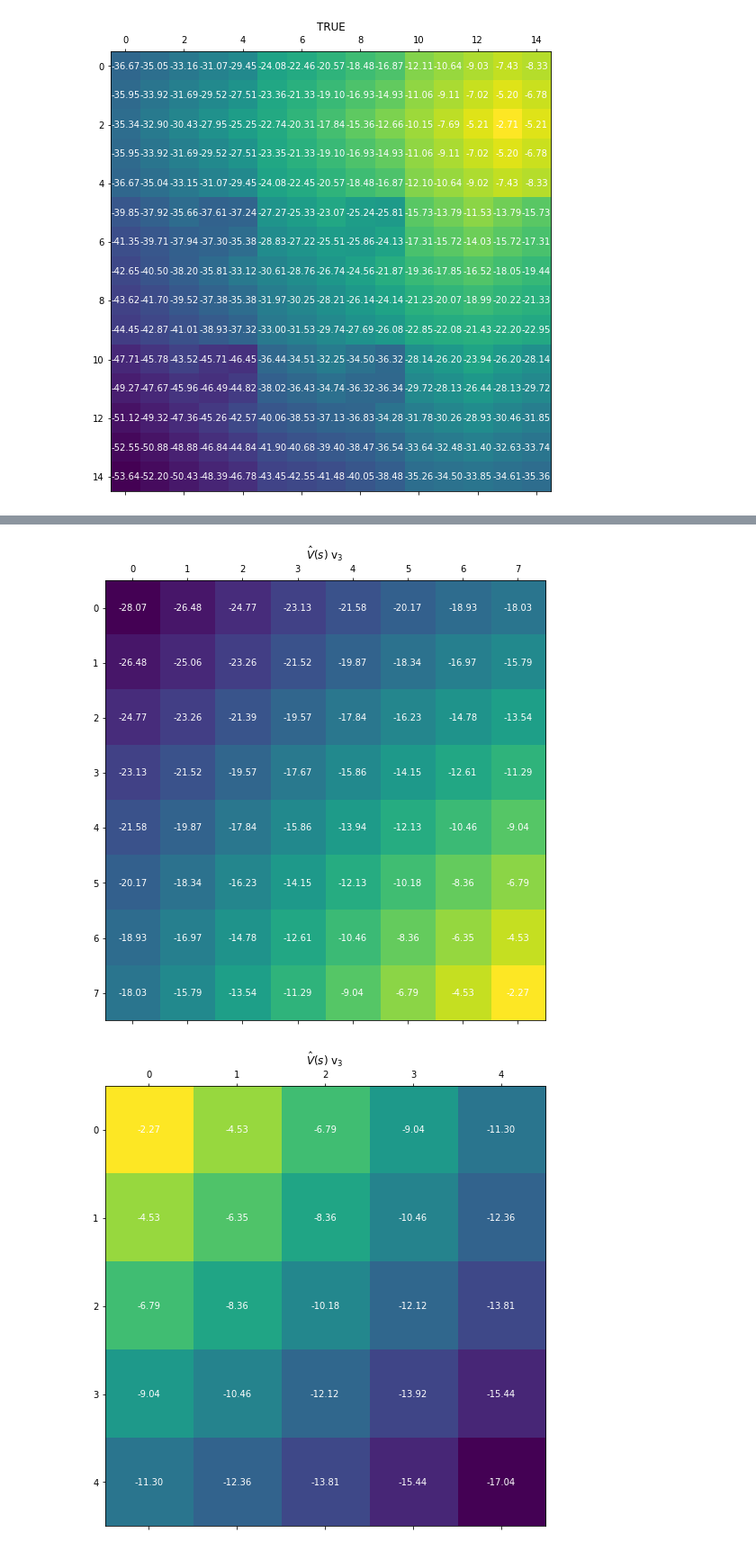
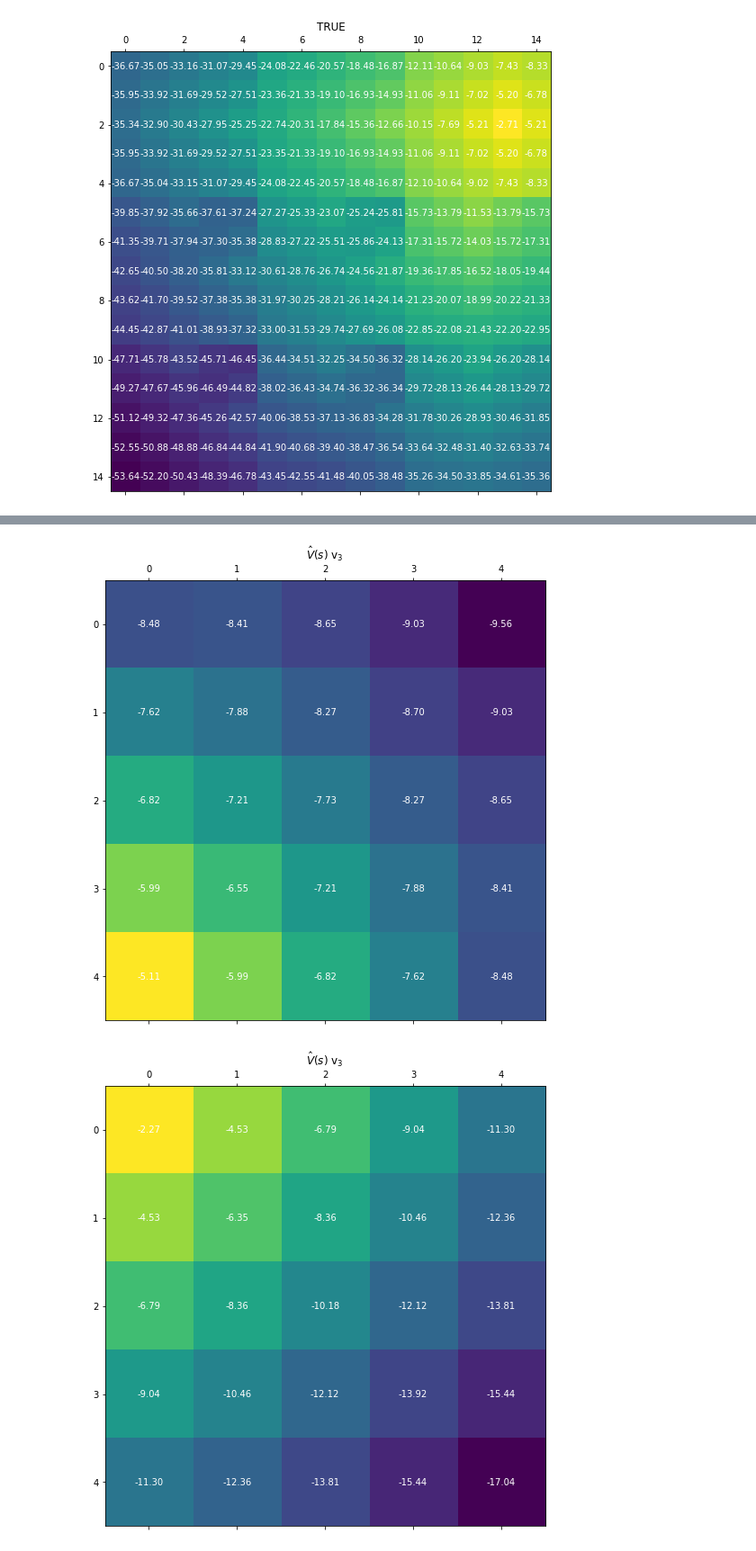
Before and after one commit to guillermoim/options, a Jupyter notebook: notebooks/Sandbox.ipynb, the cells around one changed output, grey strips where cells are left out. Shown at 90% size. Saved outputs shown, nothing was run; the diff lists cells and outputs as text; code cells hidden in the pictures.

```diff
--- a/notebooks/Sandbox.ipynb
+++ b/notebooks/Sandbox.ipynb
@@ -118,16 +89,17 @@ plt.plot(errors_i_v3)
-# %%
-states, z_true = pickle.load(open('../z_test.pkl', 'rb'))
+# %%
+sol = pickle.load(open('../configs_taxi/taxi_5_10.dict', 'rb'))
+states, Z = sol['states'], sol['Z_true']
 # %%
-relevant_states = [s for s in states if s[1] == 'TAXI' and s[2] == (7,7)]
+relevant_states = [s for s in states if s[1] == (0,4) and s[2] == (4,4)]
 relevant_states = sorted(relevant_states, key = lambda x: (x[0][1], x[0][0]))
 # %%
 relevant_idxs = list(map(states.index, relevant_states))
-true = z_true[relevant_idxs]
+true = Z[relevant_idxs]
 # %%
-plotmat(np.log(true).reshape(8,8), '$\hat V(s)$ v$_3$', annotated=True, figsize=(9,9))
+plotmat(np.log(true).reshape(5,5), '$\hat V(s)$ v$_3$', annotated=True, figsize=(9,9))
 plt.show()
 # %% [output]
-[figure, old version]
+[figure, new version]
 # %%
 Z_i = pickle.load(open('../subtasks.pkl', 'rb'))
 z1 = Z_i[0, :25]
```
Also changed, not shown: parts of 11 cells of this notebook, 38 other files.
